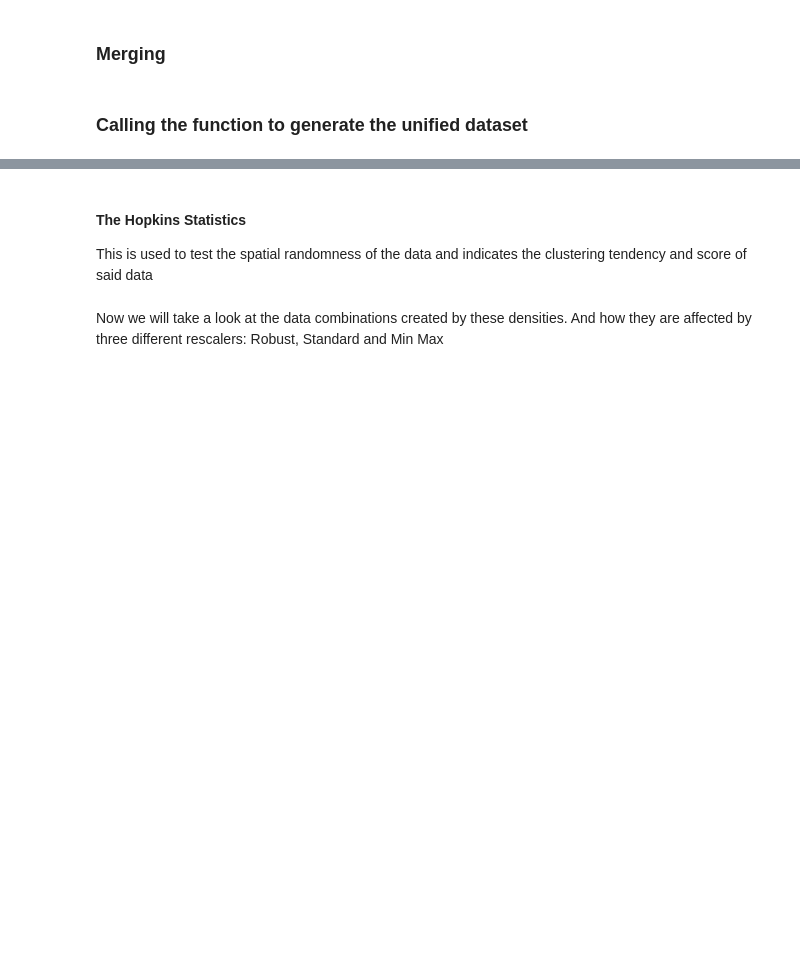
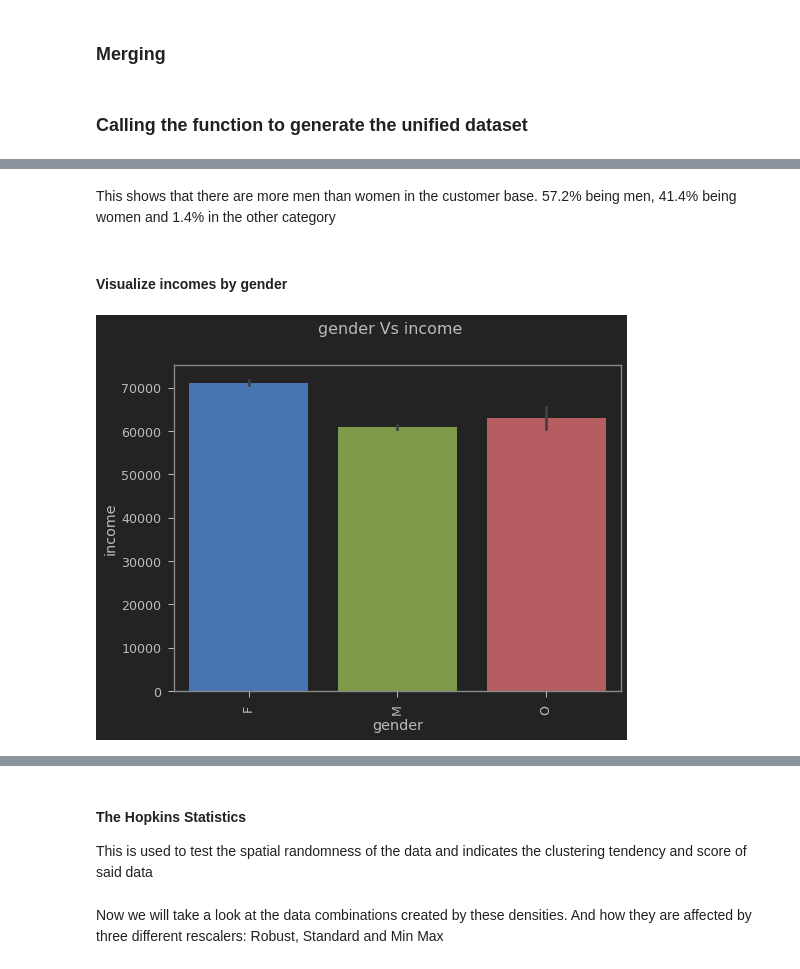
Before and after one commit to AndrewKalil/Udacity-ML, a Jupyter notebook: Starbucks_ML.ipynb, the cells around one changed output, grey strips where cells are left out. Drawn from its saved outputs; the diff is of its cells as text; code cells hidden in the pictures; blank space fills up the shorter version.

```diff
--- a/Starbucks_ML.ipynb
+++ b/Starbucks_ML.ipynb
@@ -892,0 +843,8 @@ We can see from the previous cell the skewity of some of these data features. Bu
+# %% [markdown]
+This shows that there are more men than women in the customer base. 57.2% being men, 41.4% being women and 1.4% in the other category
+# %% [markdown]
+#### Visualize incomes by gender
+# %%
+plot_cat_num_variable(unified_dataset, "gender", "income")
+# %% [output]
+[figure, added]
```
Also changed, not shown: parts of 83 cells of this notebook.
